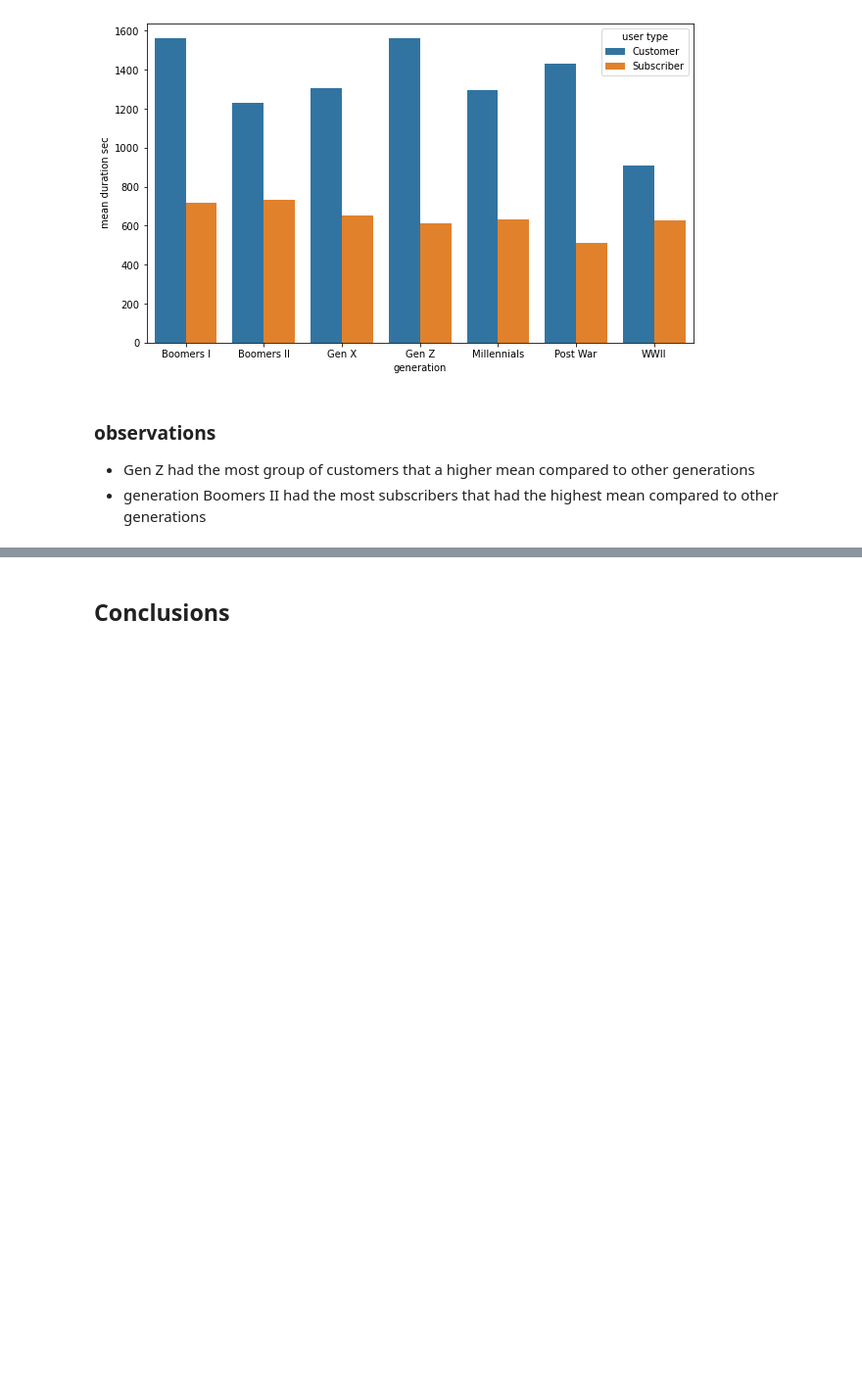
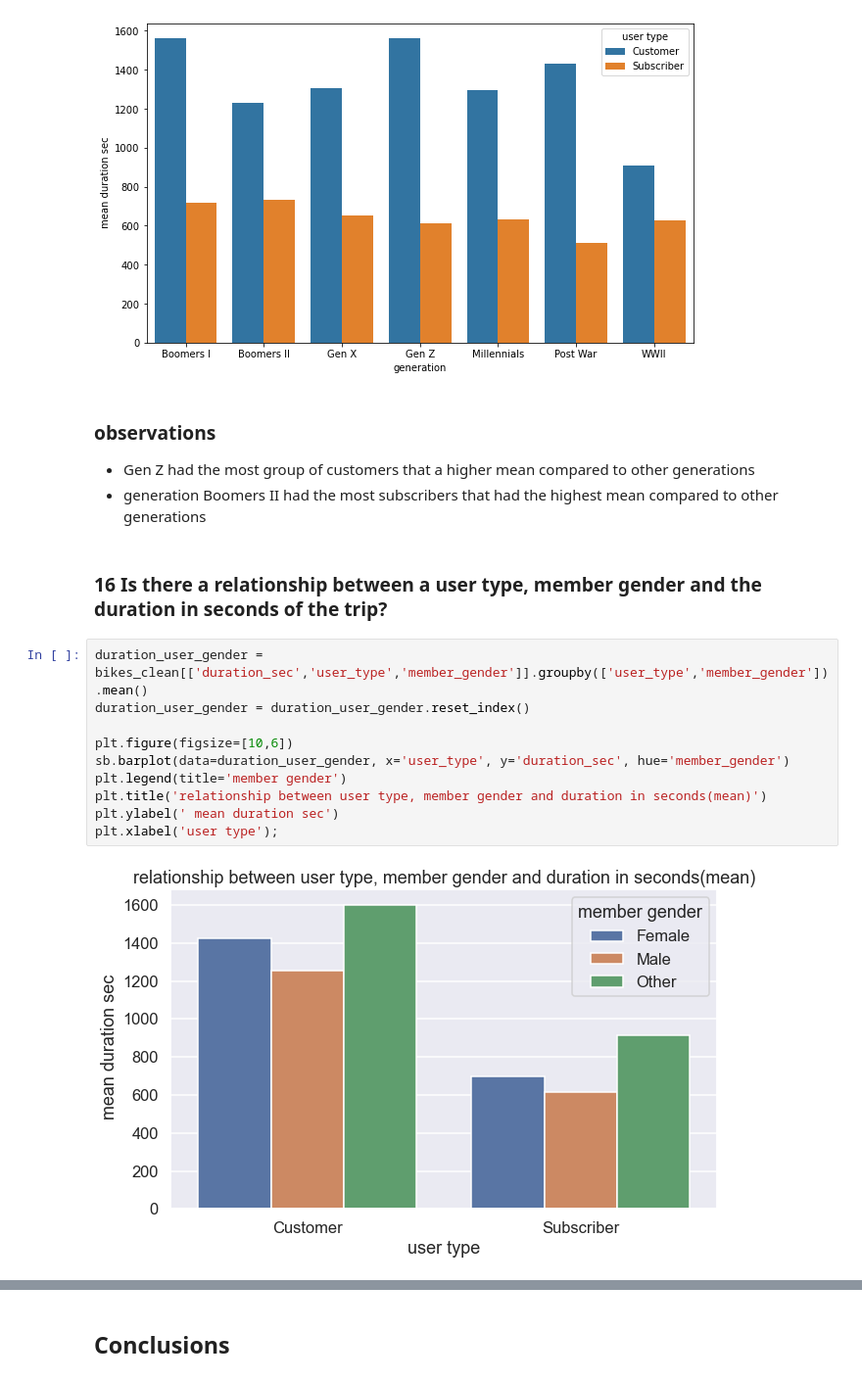
Before and after one commit to claudius96/fordgobike_analysis, a Jupyter notebook: Part_I_exploration.ipynb, the cells around one changed output, grey strips where cells are left out. Shown at 98% size. Saved outputs shown, nothing was run; the diff lists cells and outputs as text; blank space fills up the shorter version.

```diff
--- a/Part_I_exploration.ipynb
+++ b/Part_I_exploration.ipynb
@@ -451,3 +461,17 @@ plt.ylabel(' mean duration sec');
 ### observations
 - Gen Z had the most group of customers that a higher mean compared to other generations
 - generation Boomers II had the most subscribers that had the highest mean compared to other generations
+# %% [markdown]
+### 16 Is there a relationship between a user type, member gender and the duration in seconds of the trip?
+# %%
+duration_user_gender = bikes_clean[['duration_sec','user_type','member_gender']].groupby(['user_type','member_gender']).mean()
+duration_user_gender = duration_user_gender.reset_index()
+
+plt.figure(figsize=[10,6])
+sb.barplot(data=duration_user_gender, x='user_type', y='duration_sec', hue='member_gender')
+plt.legend(title='member gender')
+plt.title('relationship between user type, member gender and duration in seconds(mean)')
+plt.ylabel(' mean duration sec')
+plt.xlabel('user type');
+# %% [output]
+[figure, added]
```
Also changed, not shown: parts of 7 cells of this notebook, 1 other file.
